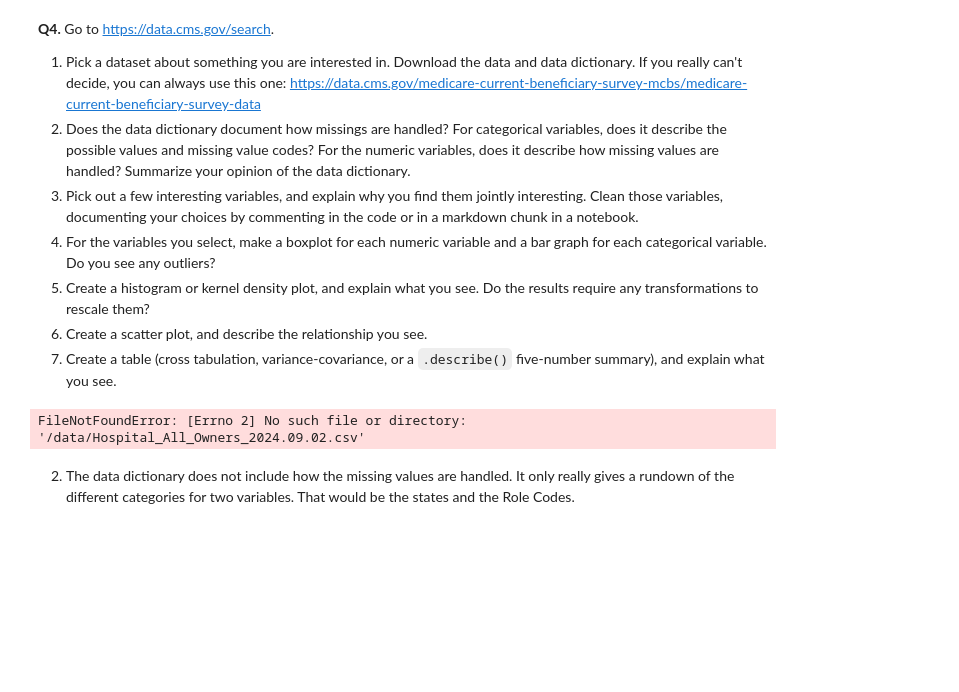
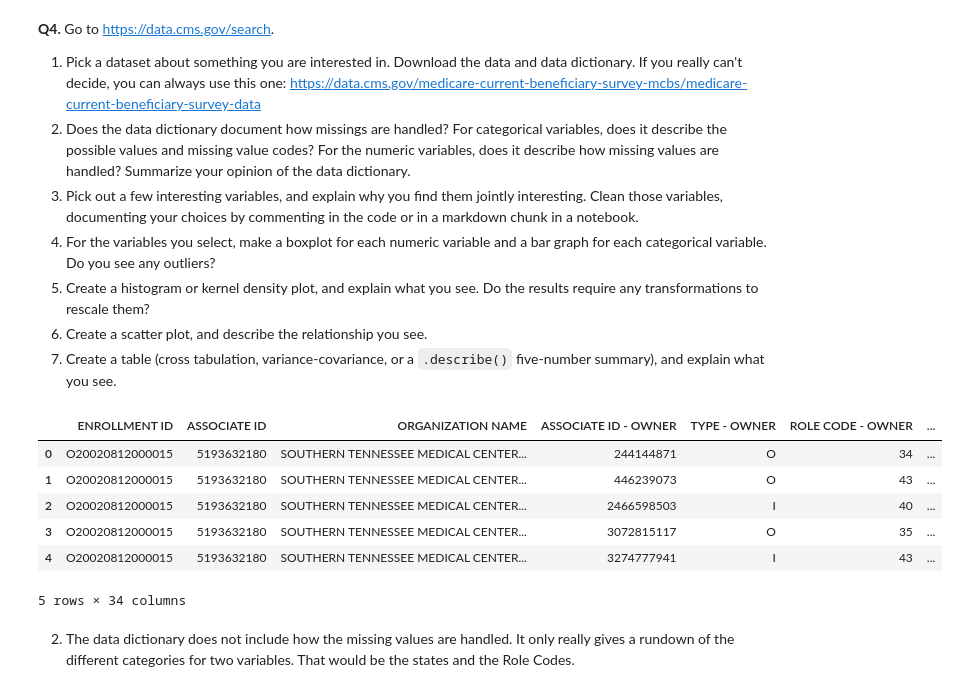
Before and after one commit to eva-butler/visualization, a Jupyter notebook: assignment/assignment.ipynb, the cells around one changed output. Saved outputs shown, nothing was run; the diff lists cells and outputs as text; code cells hidden in the pictures; blank space fills up the shorter version.

```diff
--- a/assignment/assignment.ipynb
+++ b/assignment/assignment.ipynb
@@ -434,11 +434,17 @@ most are apartments or houses.
 # %%
 import pandas as pd
 
-data = pd.read_csv("/data/Hospital_All_Owners_2024.09.02.csv")
+data = pd.read_csv("./data/Hospital_All_Owners_2024.09.02.csv", encoding='ISO-8859-1')
 
 data.head()
 # %% [output]
+|  | ENROLLMENT ID | ASSOCIATE ID | ORGANIZATION NAME | ASSOCIATE ID - OWNER | TYPE - OWNER | ROLE CODE - OWNER | ... |
+| 0 | O20020812000015 | 5193632180 | SOUTHERN TENNESSEE MEDICAL CENTER... | 244144871 | O | 34 | ... |
+| 1 | O20020812000015 | 5193632180 | SOUTHERN TENNESSEE MEDICAL CENTER... | 446239073 | O | 43 | ... |
+| 2 | O20020812000015 | 5193632180 | SOUTHERN TENNESSEE MEDICAL CENTER... | 2466598503 | I | 40 | ... |
+| 3 | O20020812000015 | 5193632180 | SOUTHERN TENNESSEE MEDICAL CENTER... | 3072815117 | O | 35 | ... |
+| 4 | O20020812000015 | 5193632180 | SOUTHERN TENNESSEE MEDICAL CENTER... | 3274777941 | I | 43 | ... |
-FileNotFoundError: [Errno 2] No such file or directory: '/data/Hospital_All_Owners_2024.09.02.csv'
+5 rows × 34 columns
 # %% [markdown]
 2. The data dictionary does not include how the missing values are handled. It only really gives a rundown of the different categories for two variables. That would be the states and the Role Codes.
 # %% [markdown]
```
Also changed, not shown: parts of 8 cells of this notebook.
